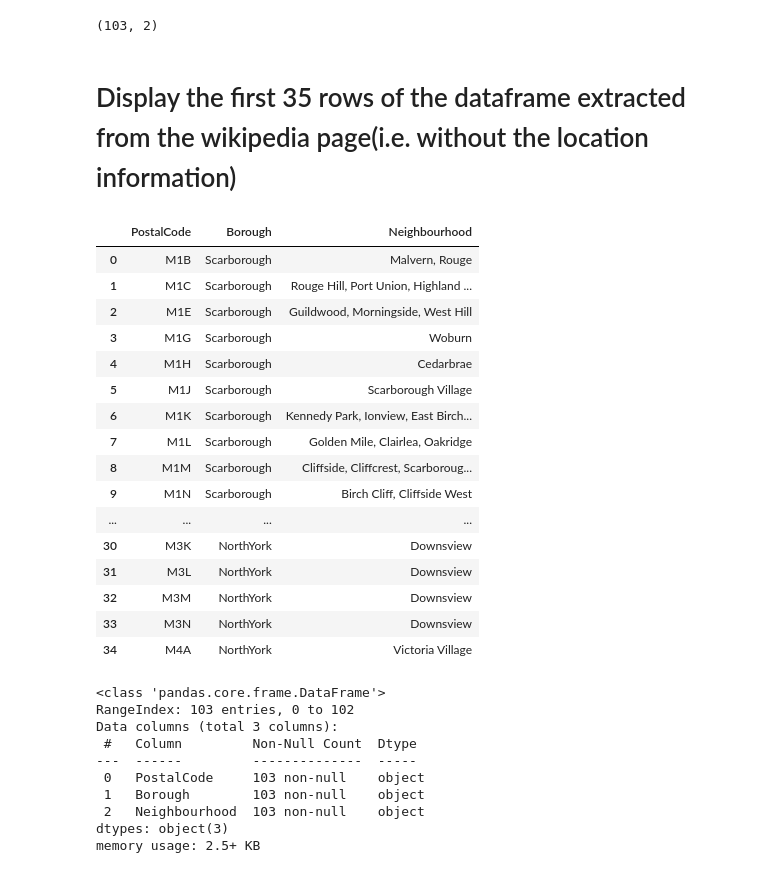
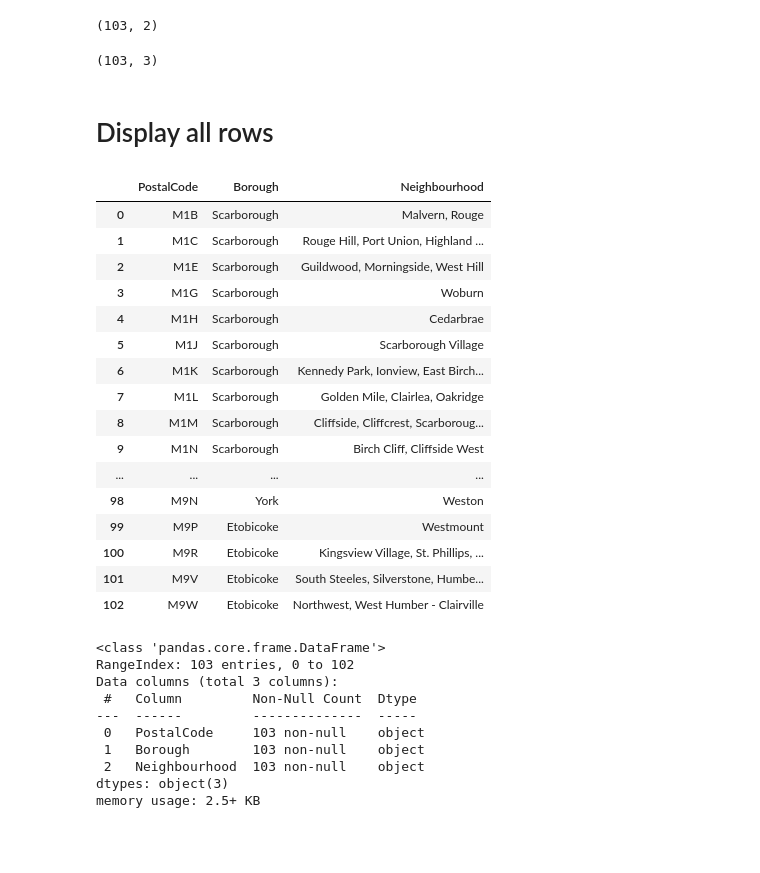
Before and after one commit to hafoof/capestone-W-3-Q-2, a Jupyter notebook: Q 2.ipynb, the cells around one changed output. Drawn from its saved outputs; the diff is of its cells as text; code cells hidden in the pictures; blank space fills up the shorter version.

```diff
--- a/Q 2.ipynb
+++ b/Q 2.ipynb
@@ -113,29 +110,34 @@ df2.loc[df2['Neighbourhood']=="Not assigned",'Neighbourhood']=df2.loc[df2['Neigh
 # %%
 df3 = df2.reset_index()
+# %%
+df3.shape
+# %% [output]
+(103, 3)
 # %%
-df3['Borough']= df3['Borough'].str.replace('nan|[{}\s]','').str.split(',').apply(set).str.join(',').str.strip(',').str.replace(",{2,}",",")
+#df3['Borough']= df3['Borough'].str.replace('nan|[{}\s]','').str.split(',').apply(set).str.join(',').str.strip(',').str.replace(",{2,}",",")
+#df3.shape
-# %% [markdown]
-# Display the first 35 rows of the dataframe extracted from the wikipedia page(i.e. without the location information)
+# %% [markdown]
+# Display all rows
 # %%
-df3.head(35)
+df3
 # %% [output]
 |  | PostalCode | Borough | Neighbourhood |
 | 0 | M1B | Scarborough | Malvern, Rouge |
 | 1 | M1C | Scarborough | Rouge Hill, Port Union, Highland ... |
 | 2 | M1E | Scarborough | Guildwood, Morningside, West Hill |
 | 3 | M1G | Scarborough | Woburn |
 | 4 | M1H | Scarborough | Cedarbrae |
 | 5 | M1J | Scarborough | Scarborough Village |
 | 6 | M1K | Scarborough | Kennedy Park, Ionview, East Birch... |
 | 7 | M1L | Scarborough | Golden Mile, Clairlea, Oakridge |
 | 8 | M1M | Scarborough | Cliffside, Cliffcrest, Scarboroug... |
 | 9 | M1N | Scarborough | Birch Cliff, Cliffside West |
 | ... | ... | ... | ... |
-| 30 | M3K | NorthYork | Downsview |
-| 31 | M3L | NorthYork | Downsview |
-| 32 | M3M | NorthYork | Downsview |
-| 33 | M3N | NorthYork | Downsview |
-| 34 | M4A | NorthYork | Victoria Village |
+| 98 | M9N | York | Weston |
+| 99 | M9P | Etobicoke | Westmount |
+| 100 | M9R | Etobicoke | Kingsview Village, St. Phillips, ... |
+| 101 | M9V | Etobicoke | South Steeles, Silverstone, Humbe... |
+| 102 | M9W | Etobicoke | Northwest, West Humber - Clairville |
 # %%
 df3.info()
 # %% [output]
```
Also changed, not shown: parts of 13 cells of this notebook.
